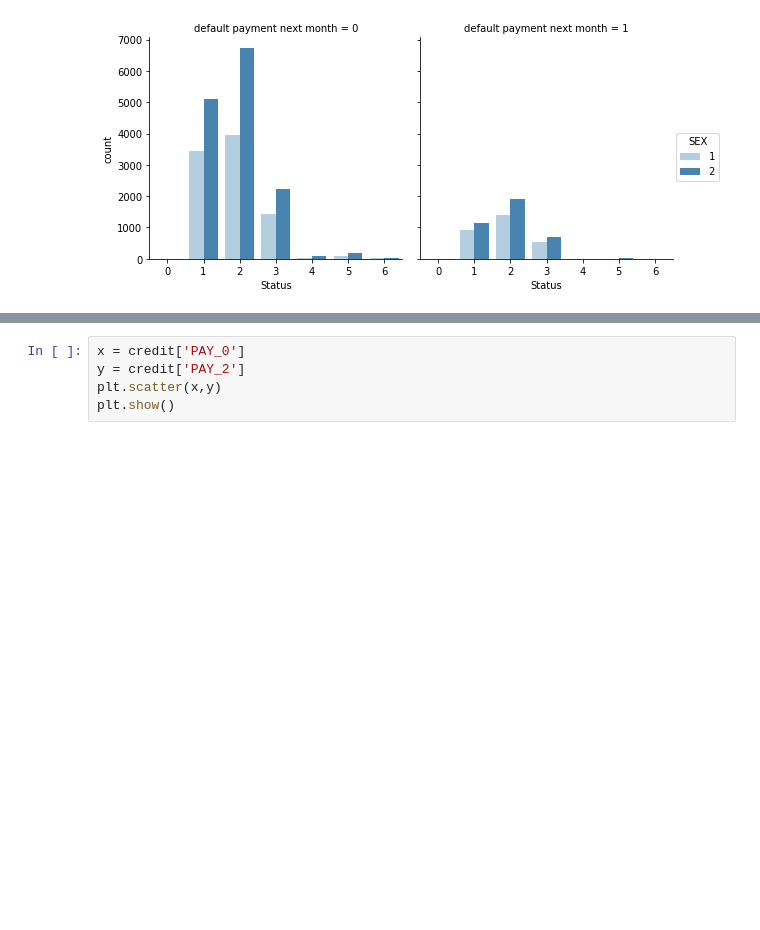
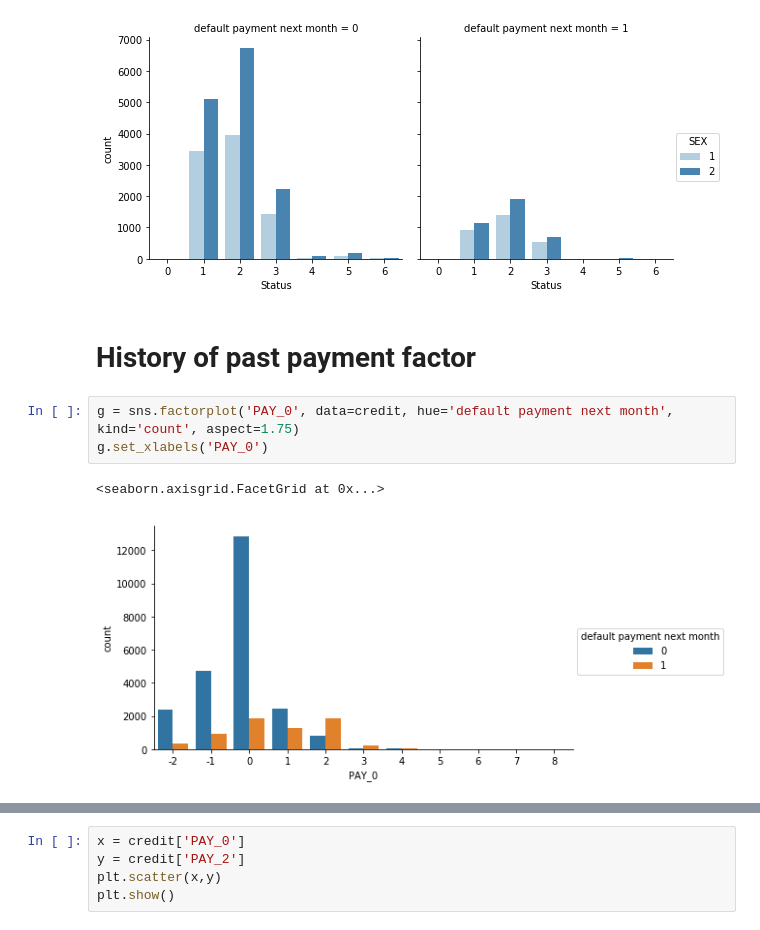
Before and after one commit to wengehao/C5T2, a Jupyter notebook: src/Prepare_and_Explore_Data.ipynb, the cells around one changed output, grey strips where cells are left out. Saved outputs shown, nothing was run; the diff lists cells and outputs as text; blank space fills up the shorter version.

Commit message:
Update Prepare_and_Explore_Data.ipynb
Added more code

```diff
--- a/src/Prepare_and_Explore_Data.ipynb
+++ b/src/Prepare_and_Explore_Data.ipynb
@@ -337,3 +414,11 @@ g.set_xlabels('Status')
 # %% [output]
 <seaborn.axisgrid.FacetGrid at 0x...>
 [figure]
+# %% [markdown]
+# History of past payment factor
+# %%
+g = sns.factorplot('PAY_0', data=credit, hue='default payment next month', kind='count', aspect=1.75)
+g.set_xlabels('PAY_0')
+# %% [output]
+<seaborn.axisgrid.FacetGrid at 0x...>
+[figure, added]
```
Also changed, not shown: parts of 25 cells of this notebook.
